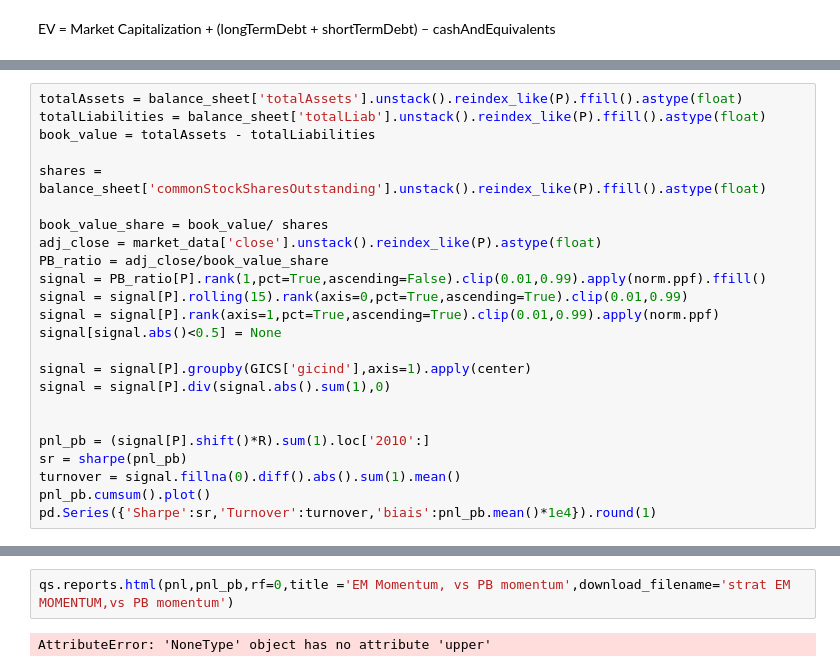
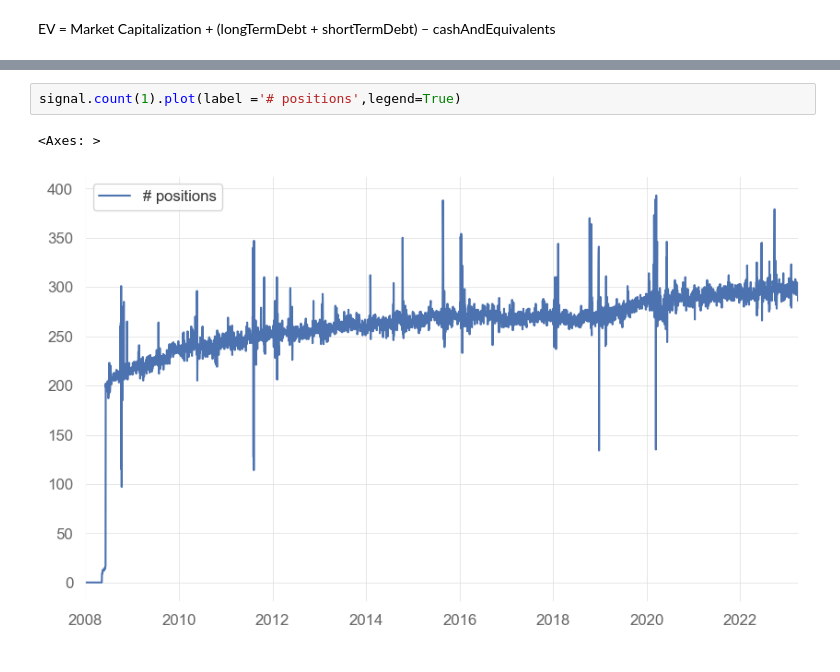
Before and after one commit to nabz78350/backtesting, a Jupyter notebook: alpha_EM.ipynb, the cells around one changed output, grey strips where cells are left out. Drawn from its saved outputs; the diff is of its cells as text.

Commit message:
strat EM

```diff
--- a/alpha_EM.ipynb
+++ b/alpha_EM.ipynb
@@ -71,24 +99,0 @@ dtype: float64
-# %%
-totalAssets = balance_sheet['totalAssets'].unstack().reindex_like(P).ffill().astype(float)
-totalLiabilities = balance_sheet['totalLiab'].unstack().reindex_like(P).ffill().astype(float)
-book_value = totalAssets - totalLiabilities
-
-shares = balance_sheet['commonStockSharesOutstanding'].unstack().reindex_like(P).ffill().astype(float)
-
-book_value_share = book_value/ shares
-adj_close = market_data['close'].unstack().reindex_like(P).astype(float)
-PB_ratio = adj_close/book_value_share
-signal = PB_ratio[P].rank(1,pct=True,ascending=False).clip(0.01,0.99).apply(norm.ppf).ffill()
-signal = signal[P].rolling(15).rank(axis=0,pct=True,ascending=True).clip(0.01,0.99)
-signal = signal[P].rank(axis=1,pct=True,ascending=True).clip(0.01,0.99).apply(norm.ppf)
-signal[signal.abs()<0.5] = None
-
-signal = signal[P].groupby(GICS['gicind'],axis=1).apply(center)
-signal = signal[P].div(signal.abs().sum(1),0)
-
-
-pnl_pb = (signal[P].shift()*R).sum(1).loc['2010':]
-sr = sharpe(pnl_pb)
-turnover = signal.fillna(0).diff().abs().sum(1).mean()
-pnl_pb.cumsum().plot()
-pd.Series({'Sharpe':sr,'Turnover':turnover,'biais':pnl_pb.mean()*1e4}).round(1)
@@ -125,4 +100,5 @@ sp500.cumsum().plot()
-# %%
-qs.reports.html(pnl,pnl_pb,rf=0,title ='EM Momentum, vs PB momentum',download_filename='strat EM MOMENTUM,vs PB momentum')
-# %% [output]
-AttributeError: 'NoneType' object has no attribute 'upper'
+# %%
+signal.count(1).plot(label ='# positions',legend=True)
+# %% [output]
+<Axes: >
+[figure, added]
```
Also changed, not shown: parts of 10 cells of this notebook, 4 other files.
